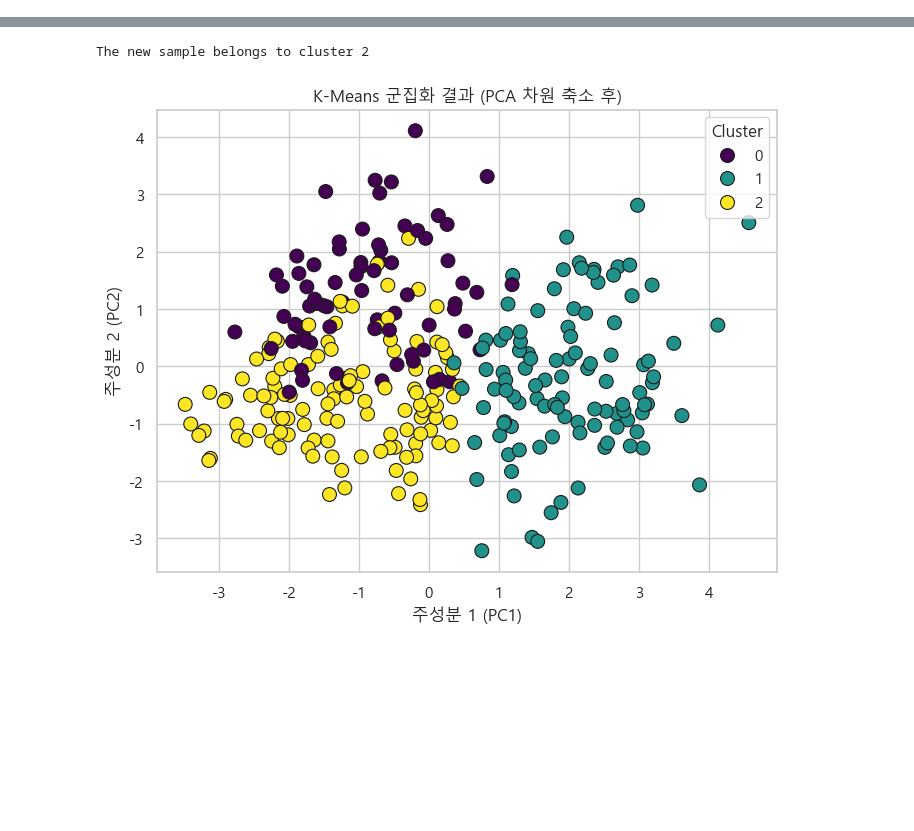
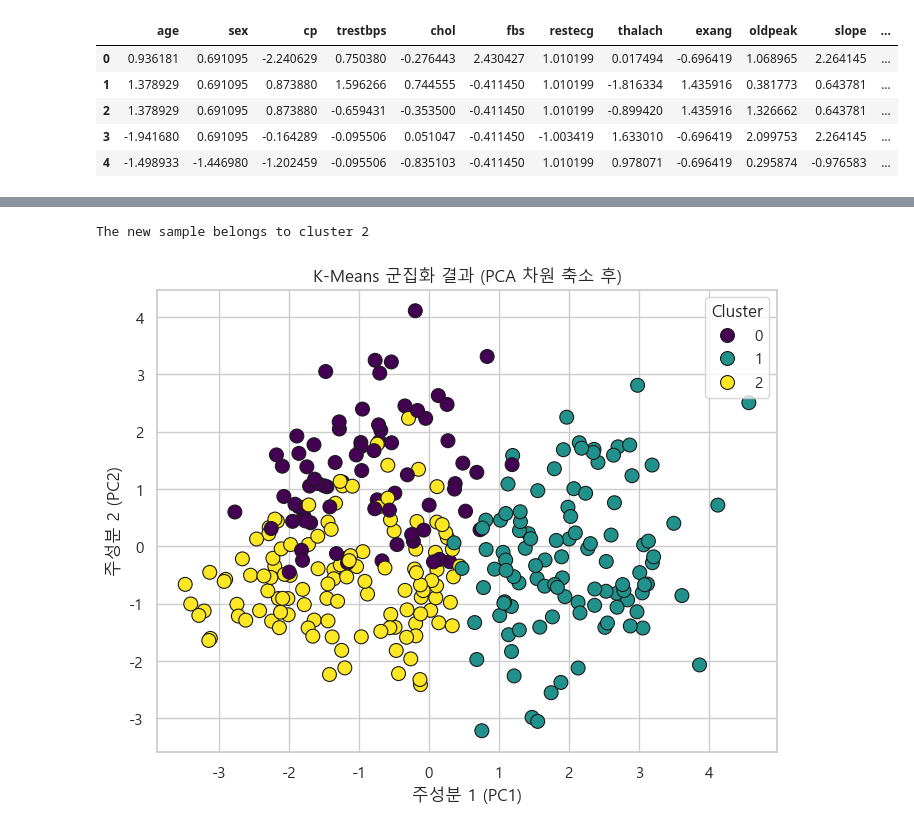
Before and after one commit to swdean07/BigData_Visualiza_Practice, a Jupyter notebook: ch6-군집분석/practice2.ipynb, the cells around one changed output, grey strips where cells are left out. Cells and saved outputs as stored; diff of their text form; code cells hidden in the pictures; blank space fills up the shorter version.

```diff
--- a/ch6-군집분석/practice2.ipynb
+++ b/ch6-군집분석/practice2.ipynb
@@ -47,3 +39,33 @@ df_scaled = scaler.fit_transform(df_features)
+# %%
+# 데이터 저장 (XLSX 파일로 변환)
+df.to_excel("heart_disease.xlsx", index=False)
+
+# '?' 값을 NaN으로 변환 후 숫자로 변환
+df.replace('?', np.nan, inplace=True)
+df = df.apply(pd.to_numeric, errors='coerce')
+
+# 결측치 확인 및 제거
+df.dropna(inplace=True)
+
+# 'target' 컬럼 제거 (군집화에 필요 없음)
+df_features = df.drop(columns=['target'])
+
+# 특성 스케일링
+scaler = StandardScaler()
+df_scaled = scaler.fit_transform(df_features)
+
+# 특성 스케일링 후 DataFrame으로 변환
+df_scaled_df = pd.DataFrame(df_scaled, columns=df_features.columns)
+
+# 스케일링된 데이터 출력 (표 형태로 확인)
+df_scaled_df.head()
+# %% [output]
+|  | age | sex | cp | trestbps | chol | fbs | restecg | thalach | exang | oldpeak | slope | ... |
+| 0 | 0.936181 | 0.691095 | -2.240629 | 0.750380 | -0.276443 | 2.430427 | 1.010199 | 0.017494 | -0.696419 | 1.068965 | 2.264145 | ... |
+| 1 | 1.378929 | 0.691095 | 0.873880 | 1.596266 | 0.744555 | -0.411450 | 1.010199 | -1.816334 | 1.435916 | 0.381773 | 0.643781 | ... |
+| 2 | 1.378929 | 0.691095 | 0.873880 | -0.659431 | -0.353500 | -0.411450 | 1.010199 | -0.899420 | 1.435916 | 1.326662 | 0.643781 | ... |
+| 3 | -1.941680 | 0.691095 | -0.164289 | -0.095506 | 0.051047 | -0.411450 | -1.003419 | 1.633010 | -0.696419 | 2.099753 | 2.264145 | ... |
+| 4 | -1.498933 | -1.446980 | -1.202459 | -0.095506 | -0.835103 | -0.411450 | 1.010199 | 0.978071 | -0.696419 | 0.295874 | -0.976583 | ... |
 # %%
 # 2. 최적 군집 수 결정 - 엘보 기법
 wcss = []
```
Also changed, not shown: parts of 4 cells of this notebook.
